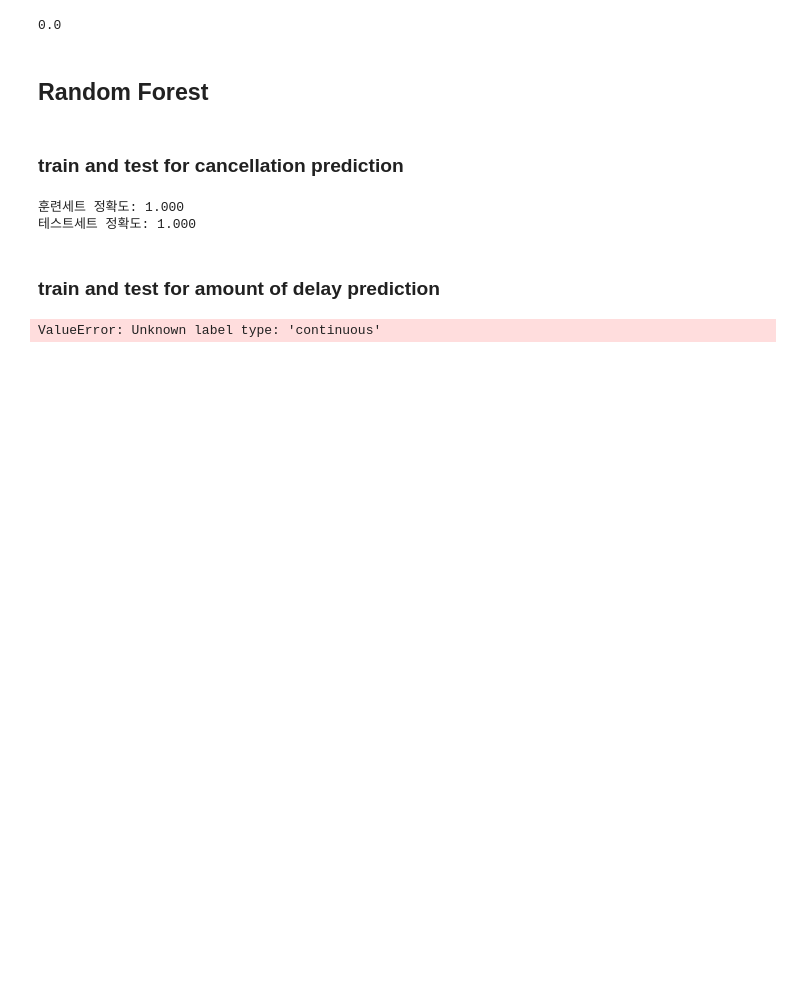
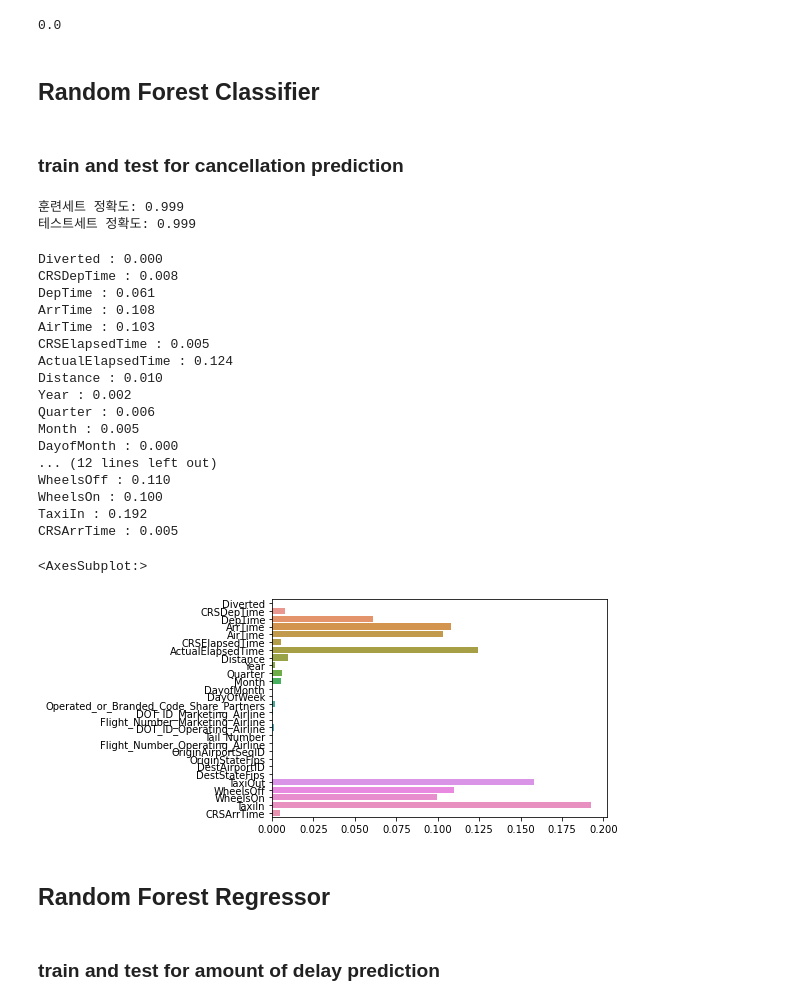
Before and after one commit to syunwi2/Flight_Delay_Prediction, a Jupyter notebook: MK_Fight_Dealy_Prediction.ipynb, the cells around one changed output. Drawn from its saved outputs; the diff is of its cells as text; code cells hidden in the pictures; blank space fills up the shorter version.

Commit message:
random forest regressor, n_estimators=200, depth=13

```diff
--- a/MK_Fight_Dealy_Prediction.ipynb
+++ b/MK_Fight_Dealy_Prediction.ipynb
@@ -362,7 +363,7 @@ mca.total_inertia_
 # %% [output]
 0.0
 # %% [markdown]
-## Random Forest
+## Random Forest Classifier
 # %% [markdown]
 ### train and test for cancellation prediction
 # %%
@@ -371,7 +372,7 @@ X = df.drop(['Status', 'Cancelled', 'DepartureDelayGroups', 'DepDelay', 'ArrDela
 # %%
 X_train, X_test, y_train, y_test = train_test_split(X, y, train_size=0.7, random_state=42)
 # %%
-rand_clf = RandomForestClassifier(n_estimators=200, criterion='entropy', bootstrap=True, random_state=42, max_depth=5)
+rand_clf = RandomForestClassifier(criterion='entropy', bootstrap=True, random_state=42, max_depth=2)
 
 rand_clf.fit(X_train, y_train)
 y_pred = rand_clf.predict(X_test)
@@ -379,8 +380,34 @@ y_pred = rand_clf.predict(X_test)
 print('훈련세트 정확도: {:.3f}' .format(rand_clf.score(X_train, y_train)))
 print('테스트세트 정확도: {:.3f}' .format(rand_clf.score(X_test, y_test)))
 # %% [output]
-훈련세트 정확도: 1.000
-테스트세트 정확도: 1.000
+훈련세트 정확도: 0.999
+테스트세트 정확도: 0.999
+# %%
+for name, value in zip(X.columns, rand_clf.feature_importances_):
+    print('{0} : {1:.3f}'.format(name, value))
+sns.barplot(x=rand_clf.feature_importances_, y=X.columns)
+# %% [output]
+Diverted : 0.000
+CRSDepTime : 0.008
+DepTime : 0.061
+ArrTime : 0.108
+AirTime : 0.103
+CRSElapsedTime : 0.005
+ActualElapsedTime : 0.124
+Distance : 0.010
+Year : 0.002
+Quarter : 0.006
+Month : 0.005
+DayofMonth : 0.000
+... (12 lines left out)
+WheelsOff : 0.110
+WheelsOn : 0.100
+TaxiIn : 0.192
+CRSArrTime : 0.005
+<AxesSubplot:>
+[figure, added]
+# %% [markdown]
+## Random Forest Regressor
 # %% [markdown]
 ### train and test for amount of delay prediction
 # %%
@@ -389,12 +417,10 @@ X = df.drop(['Status', 'DepartureDelayGroups', 'DepDelay', 'ArrDelay'], axis=1).
 # %%
 X_train, X_test, y_train, y_test = train_test_split(X, y, train_size=0.7, random_state=42)
 # %%
-rand_clf = RandomForestClassifier(criterion='entropy', bootstrap=True, random_state=42, max_depth=9)
+rand_reg = RandomForestRegressor(n_estimators=200, bootstrap=True, random_state=42, max_depth=13)
 
-rand_clf.fit(X_train, y_train)
-y_pred = rand_clf.predict(X_test)
+rand_reg.fit(X_train, y_train)
+y_pred = rand_reg.predict(X_test)
 
-print('훈련세트 정확도: {:.3f}' .format(rand_clf.score(X_train, y_train)))
-print('테스트세트 정확도: {:.3f}' .format(rand_clf.score(X_test, y_test)))
+print('훈련세트 정확도: {:.3f}' .format(rand_reg.score(X_train, y_train)))
+print('테스트세트 정확도: {:.3f}' .format(rand_reg.score(X_test, y_test)))
-# %% [output]
-ValueError: Unknown label type: 'continuous'
```
Also changed, not shown: parts of 3 cells of this notebook.
